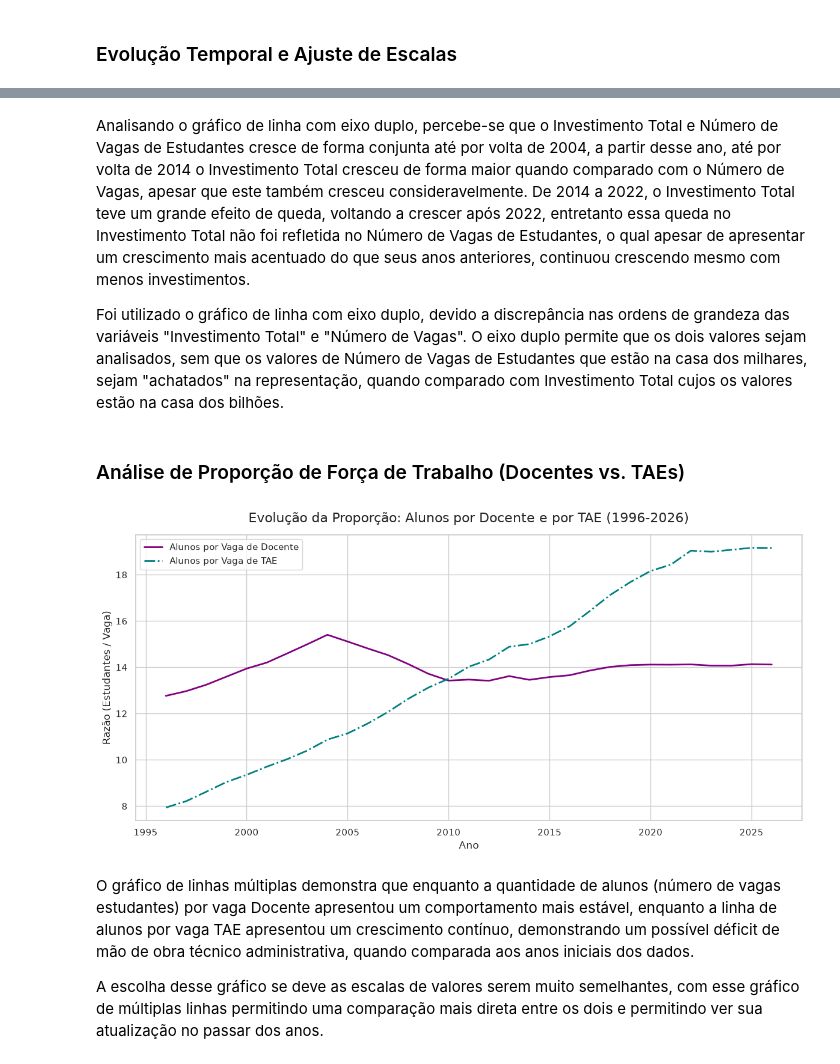
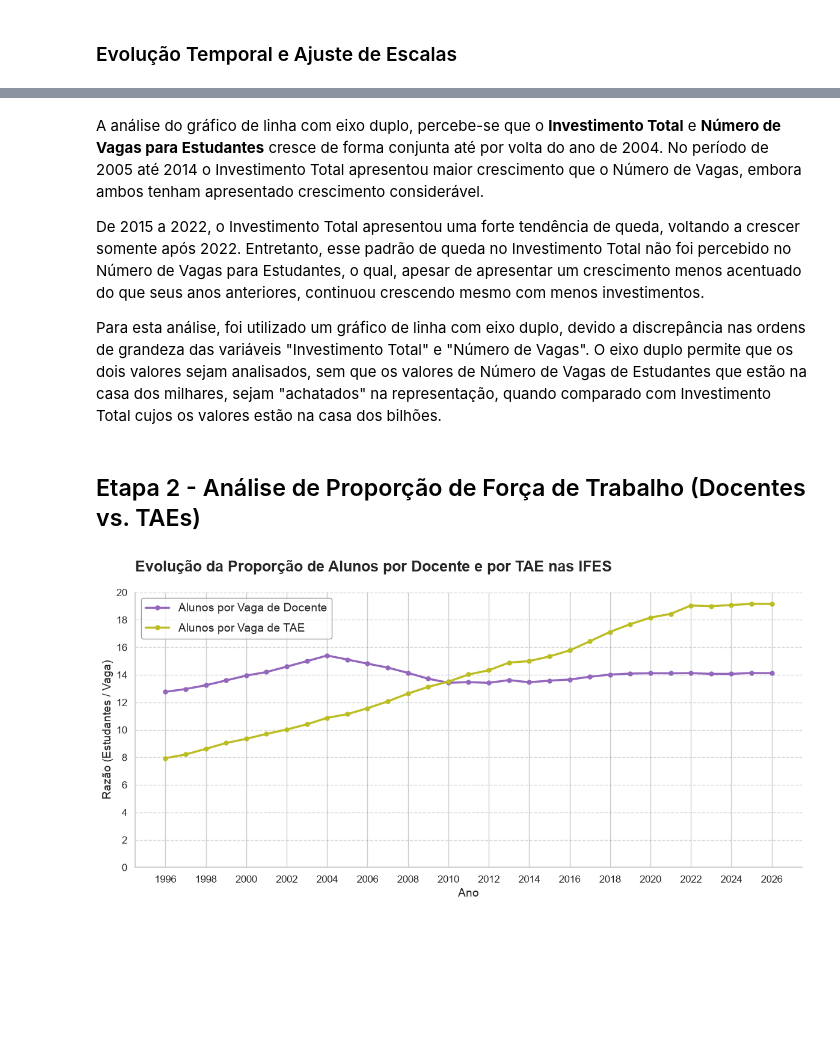
Before and after one commit to Voamorim/TecnologiasDataScience, a Jupyter notebook: VisualizaçãoIFES/main.ipynb, the cells around one changed output, grey strips where cells are left out. Drawn from its saved outputs; the diff is of its cells as text; code cells hidden in the pictures; blank space fills up the shorter version.

```diff
--- a/VisualizaçãoIFES/main.ipynb
+++ b/VisualizaçãoIFES/main.ipynb
@@ -91,6 +120,8 @@ plt.show()
 # %% [markdown]
-Analisando o gráfico de linha com eixo duplo, percebe-se que o Investimento Total e Número de Vagas de Estudantes cresce de forma conjunta até por volta de 2004, a partir desse ano, até por volta de 2014 o Investimento Total cresceu de forma maior quando comparado com o Número de Vagas, apesar que este também cresceu consideravelmente. De 2014 a 2022, o Investimento Total teve um grande efeito de queda, voltando a crescer após 2022, entretanto essa queda no Investimento Total não foi refletida no Número de Vagas de Estudantes, o qual apesar de apresentar um crescimento mais acentuado do que seus anos anteriores, continuou crescendo mesmo com menos investimentos.
+A análise do gráfico de linha com eixo duplo, percebe-se que o **Investimento Total** e **Número de Vagas para Estudantes** cresce de forma conjunta até por volta do ano de 2004. No período de 2005 até 2014 o Investimento Total apresentou maior crescimento que o Número de Vagas, embora ambos tenham apresentado crescimento considerável.
 
-Foi utilizado o gráfico de linha com eixo duplo, devido a discrepância nas ordens de grandeza das variáveis "Investimento Total" e "Número de Vagas". O eixo duplo permite que os dois valores sejam analisados, sem que os valores de Número de Vagas de Estudantes que estão na casa dos milhares, sejam "achatados" na representação, quando comparado com Investimento Total cujos os valores estão na casa dos bilhões.
+De 2015 a 2022, o Investimento Total apresentou uma forte tendência de queda, voltando a crescer somente após 2022. Entretanto, esse padrão de queda no Investimento Total não foi percebido no Número de Vagas para Estudantes, o qual, apesar de apresentar um crescimento menos acentuado do que seus anos anteriores, continuou crescendo mesmo com menos investimentos.
+
+Para esta análise, foi utilizado um gráfico de linha com eixo duplo, devido a discrepância nas ordens de grandeza das variáveis "Investimento Total" e "Número de Vagas". O eixo duplo permite que os dois valores sejam analisados, sem que os valores de Número de Vagas de Estudantes que estão na casa dos milhares, sejam "achatados" na representação, quando comparado com Investimento Total cujos os valores estão na casa dos bilhões.
 # %% [markdown]
-### Análise de Proporção de Força de Trabalho (Docentes vs. TAEs)
+## Etapa 2 - Análise de Proporção de Força de Trabalho (Docentes vs. TAEs)
@@ -97,37 +131,59 @@ Foi utilizado o gráfico de linha com eixo duplo, devido a discrepância nas ord
 # %%
-df['prop_estudante_docente'] = df['num_vagas_estudantes'] / df['num_vagas_docente']
-df['prop_estudante_tae'] = df['num_vagas_estudantes'] / df['num_vagas_tae']
+fig, ax = plt.subplots(figsize=(12, 6))
 
-plt.figure(figsize=(12, 6))
-plt.plot(
+ax.plot(
     df['ano'],
     df['prop_estudante_docente'],
     label='Alunos por Vaga de Docente',
-    linewidth=2,
-    color='purple',
+    linewidth=2.5,
+    color='tab:purple',
+    marker='o',
+    markersize=5,
 )
-plt.plot(
+
+ax.plot(
     df['ano'],
     df['prop_estudante_tae'],
     label='Alunos por Vaga de TAE',
-    linewidth=2,
-    color='teal',
-    linestyle='-.',
+    linewidth=2.5,
+    color='tab:olive',
+    marker='o',
+    markersize=5,
 )
 
 plt.title(
-    'Evolução da Proporção: Alunos por Docente e por TAE (1996-2026)',
-    fontsize=16,
-    pad=15,
+    'Evolução da Proporção de Alunos por Docente e por TAE nas IFES',
+    fontsize=18,
+    pad=25,
+    fontweight='bold',
+    loc='left'
 )
-plt.xlabel('Ano', fontsize=12)
-plt.ylabel('Razão (Estudantes / Vaga)', fontsize=12)
-plt.legend(fontsize=11)
+
+plt.xlabel('Ano', fontsize=14)
+plt.ylabel('Razão (Estudantes / Vaga)', fontsize=14)
+
+anos_xticks = range(df['ano'].min(), df['ano'].max() + 1, 2)
+prop_yticks = range(0, int(max([df['prop_estudante_docente'].max(), df['prop_estudante_tae'].max()])) + 2, 2)
+plt.xticks(anos_xticks, fontsize=12)
+plt.yticks(prop_yticks, fontsize=12)
+
+# Deixa as linhas horizontais de referencia mais discretas
+ax.yaxis.grid(True, linestyle='--', alpha=0.3, color='gray')
+ax.set_axisbelow(True)
+
+# Remove as bordas desnecessarias do grafico
+ax.spines['top'].set_visible(False)
+ax.spines['right'].set_visible(False)
+
+plt.legend(
+    loc='upper left',
+    fontsize=14,
+    frameon=True,
+    edgecolor='gray',
+    labelspacing=0.8,
+)
+
 plt.tight_layout()
 plt.show()
 # %% [output]
-[figure, old version]
+[figure, new version]
-# %% [markdown]
-O gráfico de linhas múltiplas demonstra que enquanto a quantidade de alunos (número de vagas estudantes) por vaga Docente apresentou um comportamento mais estável, enquanto a linha de alunos por vaga TAE apresentou um crescimento contínuo, demonstrando um possível déficit de mão de obra técnico administrativa, quando comparada aos anos iniciais dos dados.
-
-A escolha desse gráfico se deve as escalas de valores serem muito semelhantes, com esse gráfico de múltiplas linhas permitindo uma comparação mais direta entre os dois e permitindo ver sua atualização no passar dos anos.
```
Also changed, not shown: parts of 24 cells of this notebook, 4 other files.
